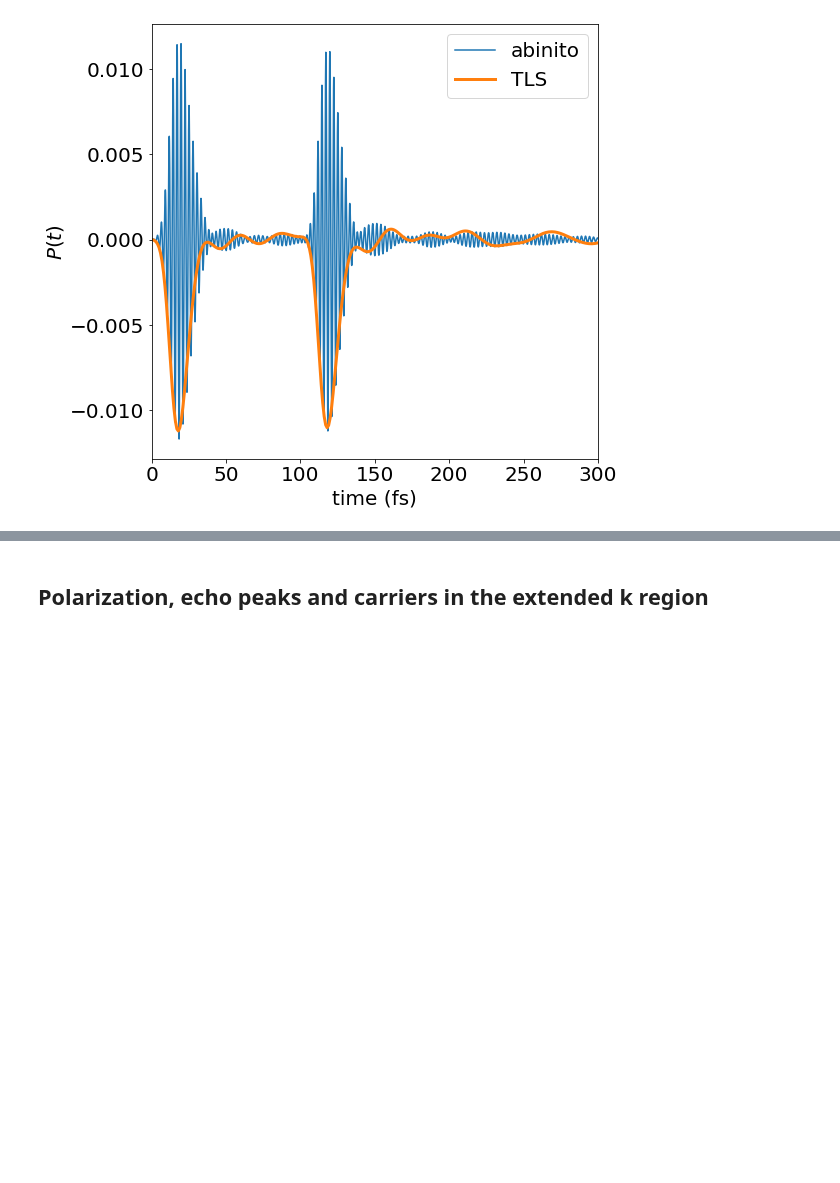
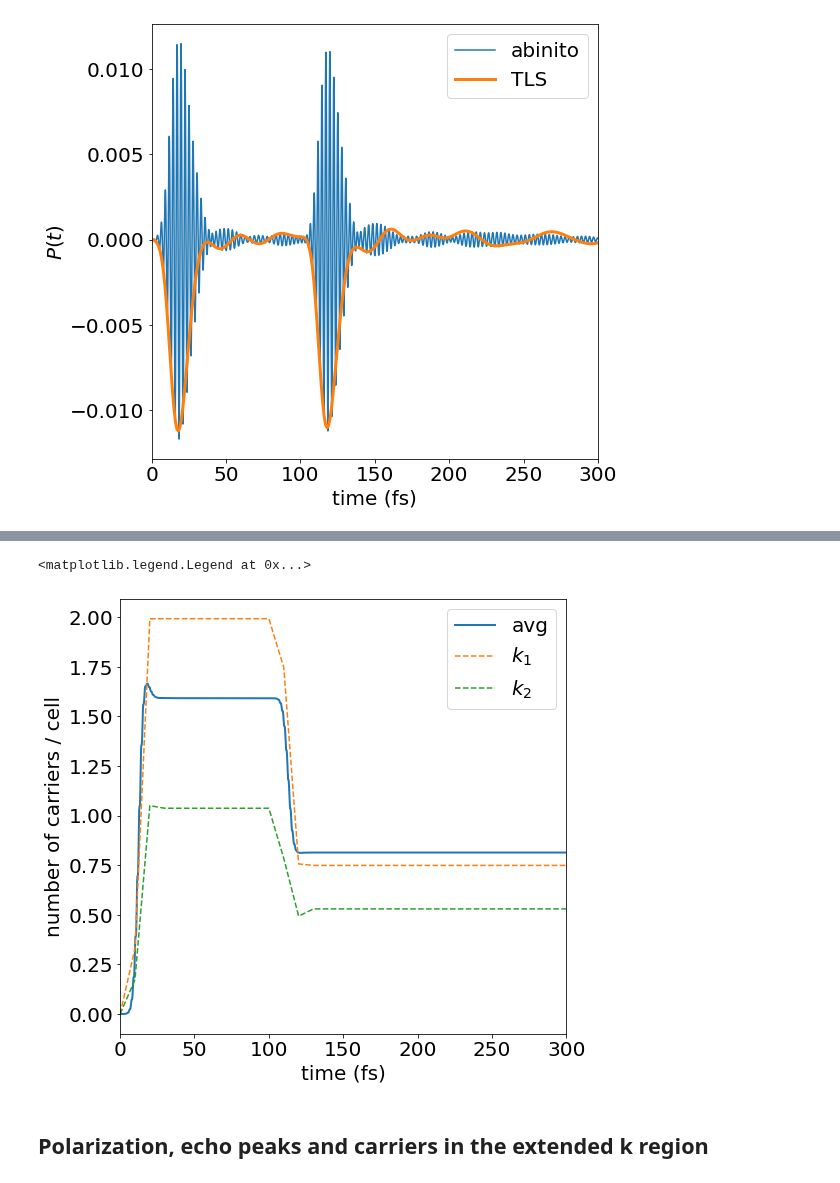
Before and after one commit to marcodalessandro76/Echo_mechanisms_decay_time_optical_orientation, a Jupyter notebook: PHOTON_ECO/ANALYSIS_Plot.ipynb, the cells around one changed output, grey strips where cells are left out. Cells and saved outputs as stored; diff of their text form; code cells hidden in the pictures; blank space fills up the shorter version.

```diff
--- a/PHOTON_ECO/ANALYSIS_Plot.ipynb
+++ b/PHOTON_ECO/ANALYSIS_Plot.ipynb
@@ -445,0 +790,7 @@ The PostScript backend does not support transparency; partially transparent arti
+# %%
+k_high_max = []
+thrs = 1.99
+for k in range(len(c1[0])):
+    if max(ctot[:,k]) > thrs:
+        k_high_max.append(k)
+k_high_max = np.array(k_high_max)
@@ -445,0 +863,17 @@ The PostScript backend does not support transparency; partially transparent arti
+# %%
+label_size = 20
+
+fig,ax1 = plt.subplots(figsize=(8,8))
+ax1.plot(time,carriers_1e7,linewidth=2,label='avg')
+ax1.plot(time_ndb,ctot[:,k_high_max[0]],linestyle='--',label='$k_1$')
+ax1.plot(time_ndb,ctot[:,13],linestyle='--',label='$k_2$')
+ax1.set_xlim(0,300)
+ax1.set_xlabel('time (fs)',size=label_size)
+ax1.set_ylabel('number of carriers / cell',size=label_size)
+ax1.tick_params(axis='both', which='major', labelsize=label_size)
+ax1.legend(loc='best',fontsize=label_size,frameon=True)
+
+#plt.savefig(fname='Plot/carriers_high-fields.eps',format='eps',bbox_inches = "tight")
+# %% [output]
+<matplotlib.legend.Legend at 0x...>
+[figure, added]
```
Also changed, not shown: parts of 140 cells of this notebook, 5 other files.
